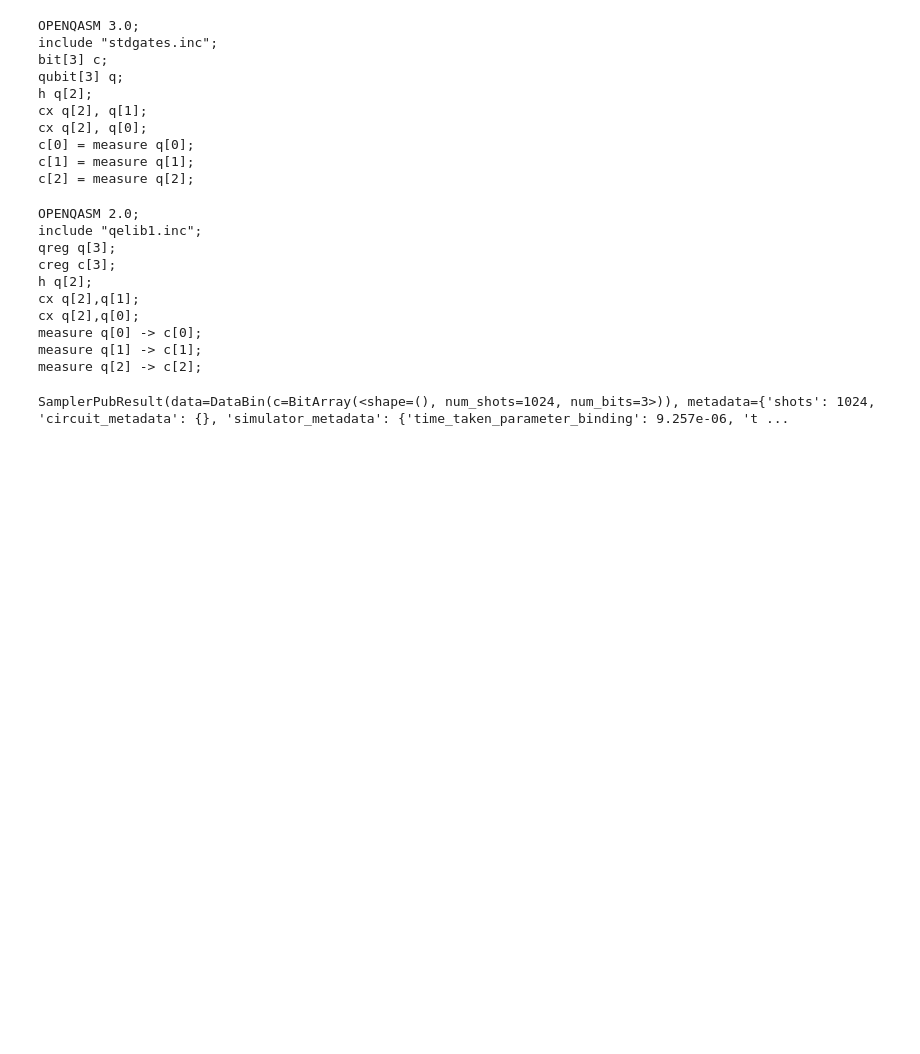
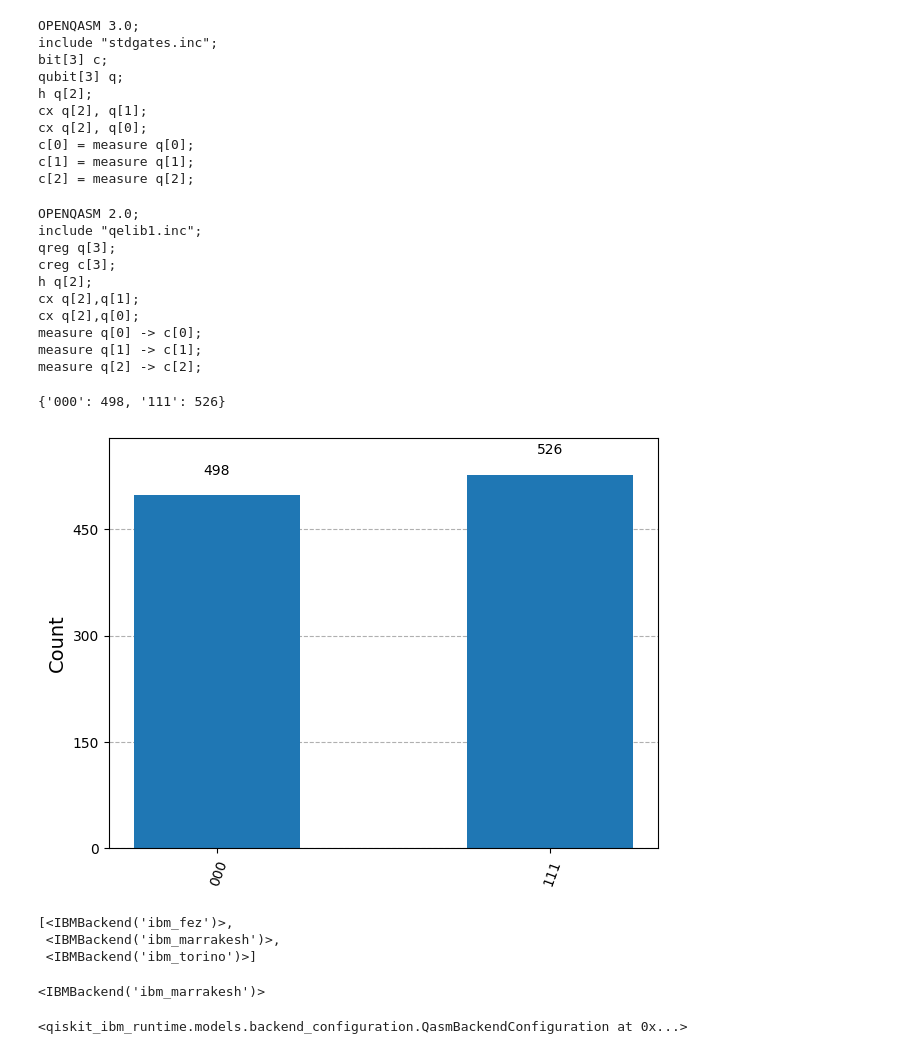
Before and after one commit to babldev/qiskit-hacking, a Jupyter notebook: qiskit.ipynb, the cells around one changed output. Cells and saved outputs as stored; diff of their text form; code cells hidden in the pictures; blank space fills up the shorter version.

```diff
--- a/qiskit.ipynb
+++ b/qiskit.ipynb
@@ -60,6 +60,11 @@ noise_model = NoiseModel()
 sampler = AerSampler(options={"backend_options": {"noise_model": noise_model}})
 job = sampler.run([isa_circuit], shots=1024)
 result = job.result()[0]
-print(result)
+print(result.data.c.get_counts())
 # %% [output]
-SamplerPubResult(data=DataBin(c=BitArray(<shape=(), num_shots=1024, num_bits=3>)), metadata={'shots': 1024, 'circuit_metadata': {}, 'simulator_metadata': {'time_taken_parameter_binding': 9.257e-06, 't ...
+{'000': 498, '111': 526}
+# %%
+from qiskit.visualization import plot_histogram
+plot_histogram(result.data.c.get_counts())
+# %% [output]
+[figure, added]
@@ -65,0 +76,15 @@ SamplerPubResult(data=DataBin(c=BitArray(<shape=(), num_shots=1024, num_bits=3>)
+# %%
+service.backends()
+# %% [output]
+[<IBMBackend('ibm_fez')>,
+ <IBMBackend('ibm_marrakesh')>,
+ <IBMBackend('ibm_torino')>]
+# %%
+backend = service.least_busy(operational=True, min_num_qubits=5)
+print(backend)
+# %% [output]
+<IBMBackend('ibm_marrakesh')>
+# %%
+backend.configuration()
+# %% [output]
+<qiskit_ibm_runtime.models.backend_configuration.QasmBackendConfiguration at 0x...>
```
Also changed, not shown: parts of 5 cells of this notebook.
